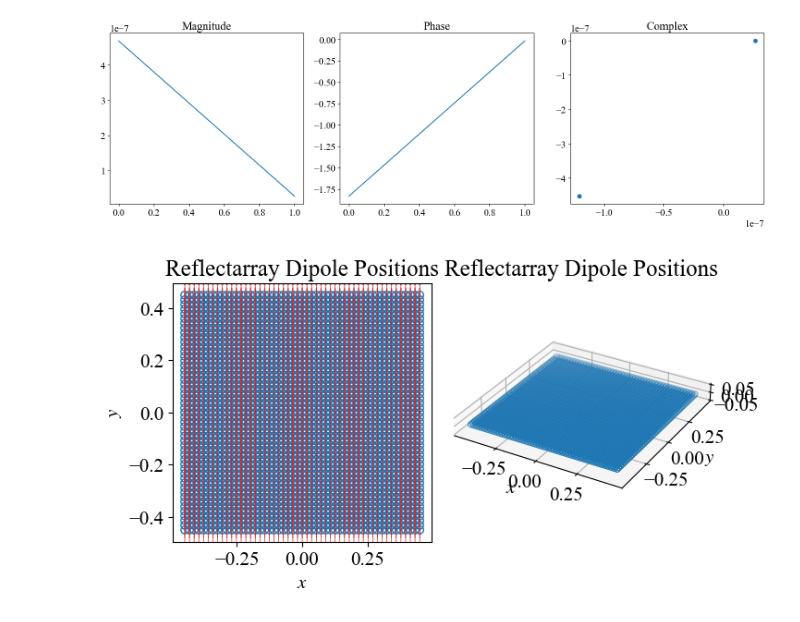
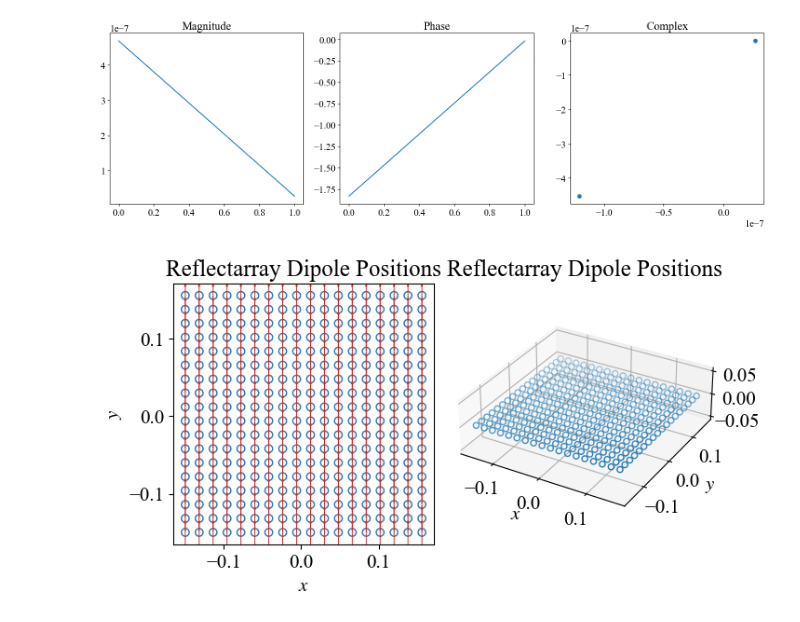
Before and after one commit to aaronvd/dipole-model-reflectarray, a Jupyter notebook: scripts/metasurface_feed_test_binary.ipynb, the cells around one changed output. Saved outputs shown, nothing was run; the diff lists cells and outputs as text; code cells hidden in the pictures.

```diff
--- a/scripts/metasurface_feed_test_binary.ipynb
+++ b/scripts/metasurface_feed_test_binary.ipynb
@@ -30,22 +30,22 @@ patch1.plot()
 # %% [output]
 [figure]
 # %%
-L = 30*lam
+L = 10*lam
 delta_x = 0.6*lam
 delta_y = 0.6*lam
 x = np.arange(-L/2, L/2+delta_x, delta_x)
 y = np.arange(-L/2, L/2+delta_y, delta_y)
 
 fig = plt.figure(figsize=(7,7))
 ax1 = fig.add_subplot(121)
 ax2 = fig.add_subplot(122, projection='3d')
 
 array = Reflectarray(patch1, x=x, y=y)
 array.plot(ax=ax1, show_lattice_vectors=True)
 
 array.plot(ax=ax2)
 # %% [output]
-[figure, old version]
+[figure, new version]
 # %%
 Lx_ms = 3*lam
 Ly_ms = 3*lam
```
Also changed, not shown: parts of 5 cells of this notebook, 3 other files.
